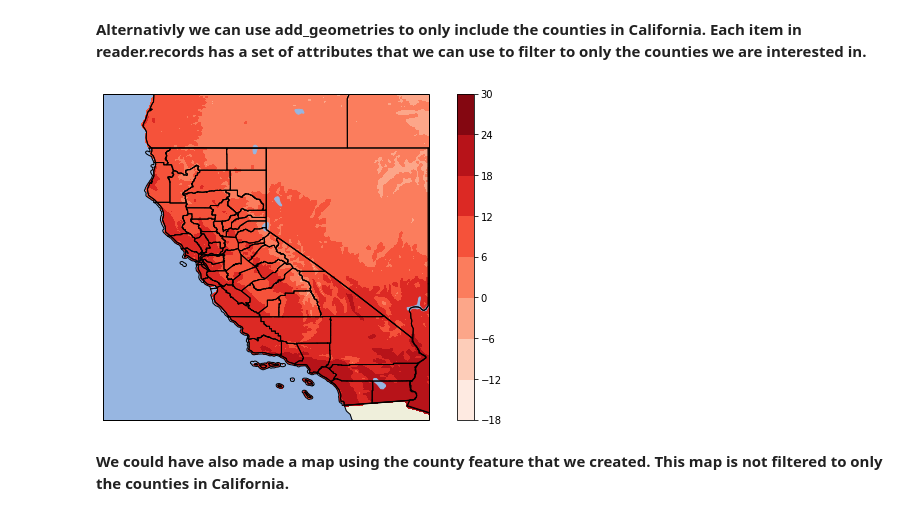
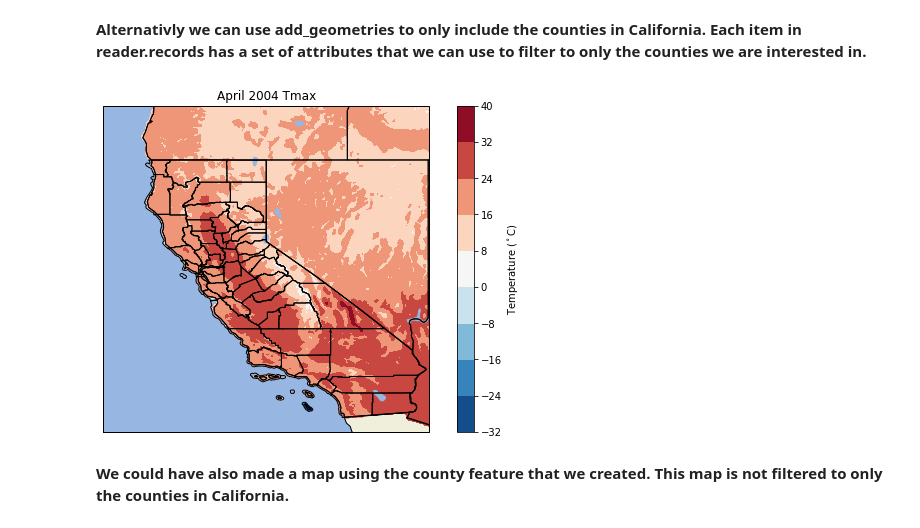
Before and after one commit to christopher-reed/CA-High-Value-Crops, a Jupyter notebook: PRISM_Weather_Data.ipynb, the cells around one changed output. Cells and saved outputs as stored; diff of their text form; code cells hidden in the pictures.

Commit message:
Cleaned up some graphics and commented out functions.

```diff
--- a/PRISM_Weather_Data.ipynb
+++ b/PRISM_Weather_Data.ipynb
@@ -210,36 +229,40 @@ fig, ax = plt.subplots( nrows=1, ncols=1, \
                        figsize=(10,6) )
 
 #Feature addition
 ax.add_feature(cfeature.LAND.with_scale('50m'))
 ax.add_feature(cfeature.OCEAN.with_scale('50m'))
 ax.add_feature(cfeature.LAKES.with_scale('50m'))
 ax.add_feature(cfeature.STATES.with_scale('50m'), edgecolor = 'black')
 ax.add_feature(cfeature.BORDERS)
 
 #Add only CA counties
 for county in reader.records():
   if county.attributes['STATEFP'] == '06':
     ax.add_geometries([county.geometry], ccrs.PlateCarree(), edgecolor = 'black', facecolor = 'none')
 
   else:
     continue
 
 
 #Add coastlines
 ax.coastlines('50m')
 
 #Add data
-im = ax.contourf(lons, lats, prism_array, cmap = 'Reds')
+im = ax.contourf(lons, lats, prism_array, cmap = 'RdBu_r', center = 0)
 
 #Adjust extent of map
 ax.set_extent([-126, -114, 44, 32])
 
 #Color bar
-plt.colorbar(im)
+cbar = plt.colorbar(im)
+
+#Labels
+ax.set_title('April 2004 Tmax')
+cbar.ax.set_ylabel('Temperature ($^\circ$C)')
 
 plt.show()
 # %% [output]
-[figure, old version]
+[figure, new version]
 # %% [markdown]
 **We could have also made a map using the county feature that we created. This map is not filtered to only the counties in California.**
 # %%
```
Also changed, not shown: parts of 40 cells of this notebook.
